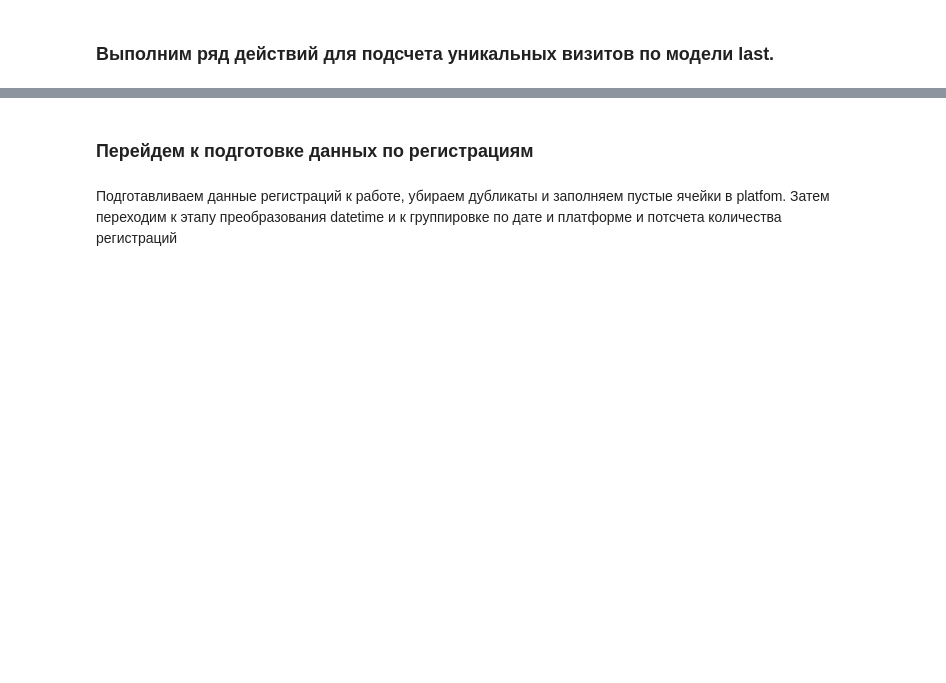
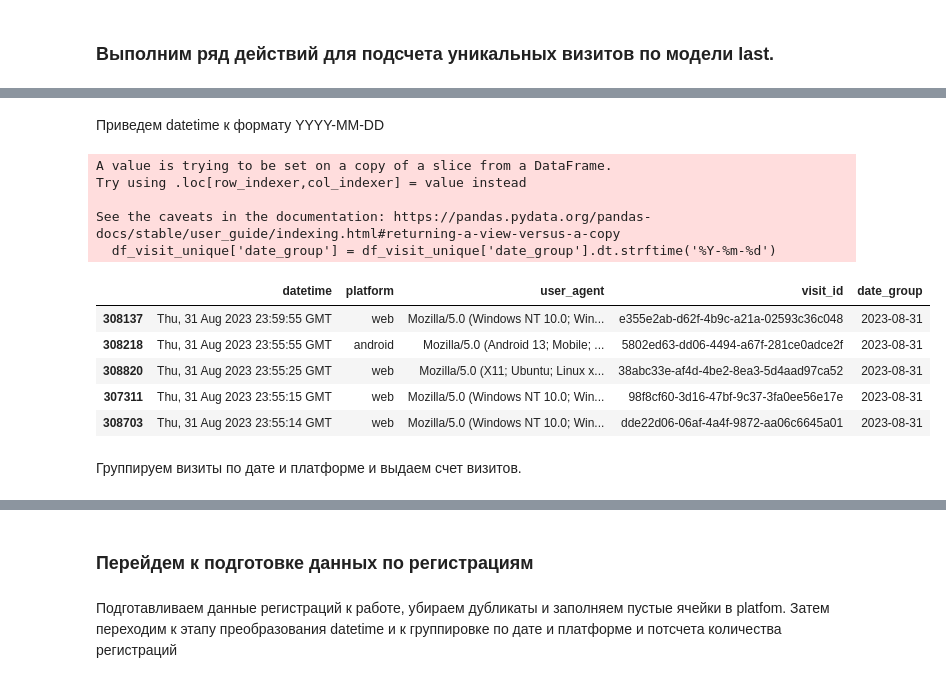
Before and after one commit to LetnerOk/data-analytics-project-100, a Jupyter notebook: Dashboard_Convertion.ipynb, the cells around one changed output, grey strips where cells are left out. Cells and saved outputs as stored; diff of their text form; code cells hidden in the pictures; blank space fills up the shorter version.

```diff
--- a/Def_project3.ipynb
+++ b/Dashboard_Convertion.ipynb
@@ -51,17 +64,5 @@ df_visit_without_bot = visits_cleared(df_visit_api)
 # %%
-def unique_visits(df):
-    visit_dt = df.copy()
-    #df_visit_unique_dt.sort_values(by='datetime', ascending=True)
-    #Преобразуем данные в столбце 'datetime' в объект типа datetime64[ns]
-    visit_dt['date_group'] = pd.to_datetime(visit_dt['datetime'], format='%a, %d %b %Y %H:%M:%S GMT')
-    #Сортируем по полю 'date_group' в обратном порядке после преобразования в формат datetime64[ns], чтобы сортировка прошла кооректно
-    visit_sorted = visit_dt.sort_values(by='date_group', ascending=False)
-    # применим функцию drop_duplicates для удаления повторяющихся значений по полю visit_id.
-    #По умолчанию функция drop_duplicates() сохранит первый дубликат, поэтому останутся только последние визиты для каждого уникального посетителя.
-    visit_unique = visit_sorted.drop_duplicates(subset=['visit_id'])
-    return visit_unique
-    #df_visit_sorted.head()
-
-df_visit_unique = unique_visits(df_visit_without_bot)
-df_visit_unique.head()
+df_visit_without_bot = df_visit_api.drop(df_visit_api[df_visit_api['user_agent'].str.contains('bot')].index)
+df_visit_without_bot.head()
+print(df_visit_without_bot['visit_id'].agg(['count']))
 # %% [output]
@@ -74,12 +73,10 @@ df_visit_unique.head()
 # %%
-def count_unigue_visits(df):
-    #С помощью функции dt.strftime() преобразуем datetime в формат даты YYYY-MM-DD
-    df['date_group'] = df['date_group'].dt.strftime('%Y-%m-%d')
-    #df_visit_unique_dt.groupby(['datetime', 'platform'], as_index=False).agg({'visit_id': ['count']})
-    agreegated_visit = df.groupby(['date_group', 'platform']) \
-    .size().reset_index(name='visits')
-    return agreegated_visit
-
-df_agreegated_visit = count_unigue_visits(df_visit_unique)
-df_agreegated_visit.head(552)
+df_visit_dt = df_visit_without_bot.copy()
+#df_visit_unique_dt.sort_values(by='datetime', ascending=True)
+#Преобразуем данные в столбце 'datetime' в объект типа datetime64[ns]
+df_visit_dt['date_group'] = pd.to_datetime(df_visit_dt['datetime'], format='%a, %d %b %Y %H:%M:%S GMT')
+#Отсортируем по дате визита в убывающем порядке, чтобы первым появлялся именно последний визит.
+#Сортируем по полю 'date_group' после преобразования в формат datetime64[ns], чтобы сортировка прошла кооректно
+df_visit_sorted = df_visit_dt.sort_values(by='date_group', ascending=False)
+df_visit_sorted.head()
 # %% [output]
@@ -98,0 +91,3 @@ df_agreegated_visit.head(552)
+# %%
+df_visit_unique = df_visit_sorted.drop_duplicates(subset=['visit_id'])
+df_visit_unique.head()
@@ -98,0 +116,21 @@ df_agreegated_visit.head(552)
+# %% [markdown]
+Приведем datetime к формату YYYY-MM-DD
+# %%
+#С помощью функции dt.strftime() преобразуем datetime в формат даты и времени
+df_visit_unique_copy = df_visit_unique.copy()
+df_visit_unique['date_group'] = df_visit_unique['date_group'].dt.strftime('%Y-%m-%d')
+df_visit_unique.head()
+# %% [output]
+A value is trying to be set on a copy of a slice from a DataFrame.
+Try using .loc[row_indexer,col_indexer] = value instead
+
+See the caveats in the documentation: https://pandas.pydata.org/pandas-docs/stable/user_guide/indexing.html#returning-a-view-versus-a-copy
+  df_visit_unique['date_group'] = df_visit_unique['date_group'].dt.strftime('%Y-%m-%d')
+|  | datetime | platform | user_agent | visit_id | date_group |
+| 308137 | Thu, 31 Aug 2023 23:59:55 GMT | web | Mozilla/5.0 (Windows NT 10.0; Win... | e355e2ab-d62f-4b9c-a21a-02593c36c048 | 2023-08-31 |
+| 308218 | Thu, 31 Aug 2023 23:55:55 GMT | android | Mozilla/5.0 (Android 13; Mobile; ... | 5802ed63-dd06-4494-a67f-281ce0adce2f | 2023-08-31 |
+| 308820 | Thu, 31 Aug 2023 23:55:25 GMT | web | Mozilla/5.0 (X11; Ubuntu; Linux x... | 38abc33e-af4d-4be2-8ea3-5d4aad97ca52 | 2023-08-31 |
+| 307311 | Thu, 31 Aug 2023 23:55:15 GMT | web | Mozilla/5.0 (Windows NT 10.0; Win... | 98f8cf60-3d16-47bf-9c37-3fa0ee56e17e | 2023-08-31 |
+| 308703 | Thu, 31 Aug 2023 23:55:14 GMT | web | Mozilla/5.0 (Windows NT 10.0; Win... | dde22d06-06af-4a4f-9872-aa06c6645a01 | 2023-08-31 |
+# %% [markdown]
+Группируем визиты по дате и платформе и выдаем счет визитов.
```
Also changed, not shown: parts of 37 cells of this notebook.
